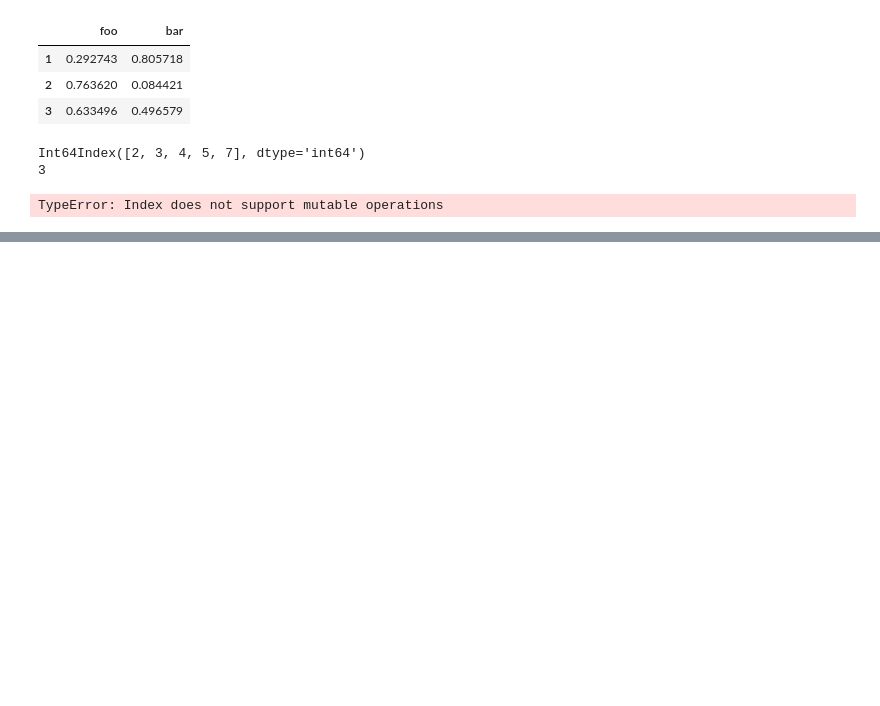
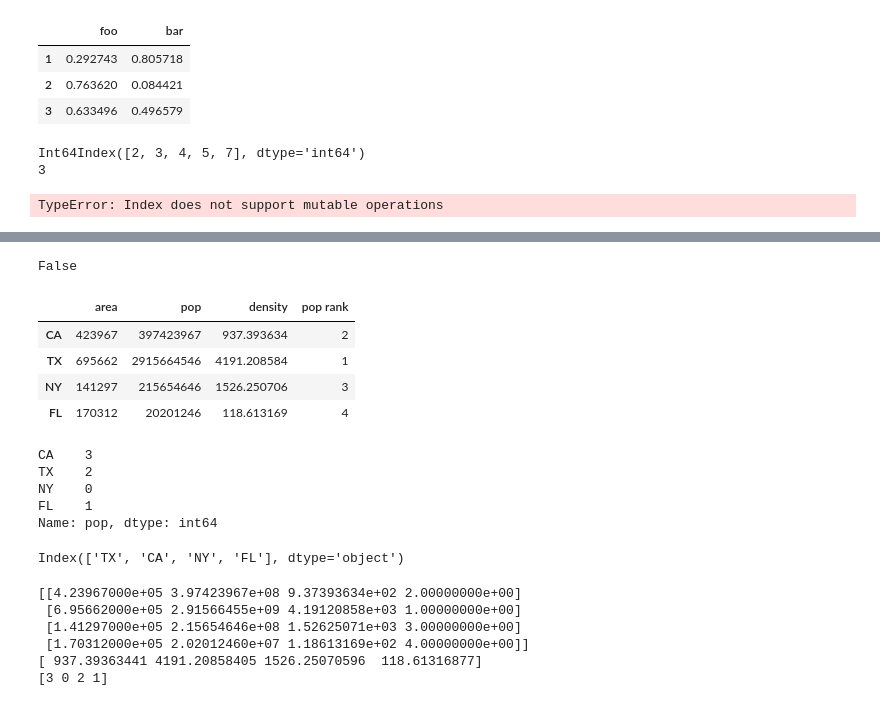
Before and after one commit to ohkjin/JupiterNotebookBrute, a Jupyter notebook: K5_Pandas.ipynb, the cells around one changed output, grey strips where cells are left out. Saved outputs shown, nothing was run; the diff lists cells and outputs as text; code cells hidden in the pictures; blank space fills up the shorter version.

```diff
--- a/K5_Pandas.ipynb
+++ b/K5_Pandas.ipynb
@@ -124,0 +156,5 @@ TypeError: Index does not support mutable operations
+# %%
+area = pd.Series({'CA':423967,'TX':695662,'NY':141297,'FL':170312})
+pop  = pd.Series({'CA':397423967,'TX':2915664546,'NY':215654646,'FL':20201246})
+data = pd.DataFrame({'area':area,'pop':pop})
+data
@@ -124,0 +182,42 @@ TypeError: Index does not support mutable operations
+# %%
+#pop은 존재하는 method이므로 주의
+data.pop is data['pop']
+# %% [output]
+False
+# %%
+# 객체 변경(Col Addition)
+data['density'] = data['pop']/data['area']
+# data.pop('density trial')
+# data['pop rank'] = np.argsort(data['pop'])+1 WRONG: Shows original index place after ordering
+data['pop rank'] = data['pop'].rank(ascending=False).astype(int)
+data
+# %% [output]
+|  | area | pop | density | pop rank |
+| CA | 423967 | 397423967 | 937.393634 | 2 |
+| TX | 695662 | 2915664546 | 4191.208584 | 1 |
+| NY | 141297 | 215654646 | 1526.250706 | 3 |
+| FL | 170312 | 20201246 | 118.613169 | 4 |
+# %%
+np.argsort(data['pop'])
+# %% [output]
+CA    3
+TX    2
+NY    0
+FL    1
+Name: pop, dtype: int64
+# %%
+ordered_indices = data['pop'].sort_values(ascending=False).index
+ordered_indices
+# %% [output]
+Index(['TX', 'CA', 'NY', 'FL'], dtype='object')
+# %%
+print(data.values)
+print(data.values[:,2])
+print(np.argsort(data.values[:,2]))
+# %% [output]
+[[4.23967000e+05 3.97423967e+08 9.37393634e+02 2.00000000e+00]
+ [6.95662000e+05 2.91566455e+09 4.19120858e+03 1.00000000e+00]
+ [1.41297000e+05 2.15654646e+08 1.52625071e+03 3.00000000e+00]
+ [1.70312000e+05 2.02012460e+07 1.18613169e+02 4.00000000e+00]]
+[ 937.39363441 4191.20858405 1526.25070596  118.61316877]
+[3 0 2 1]
```
Also changed, not shown: parts of 63 cells of this notebook.
